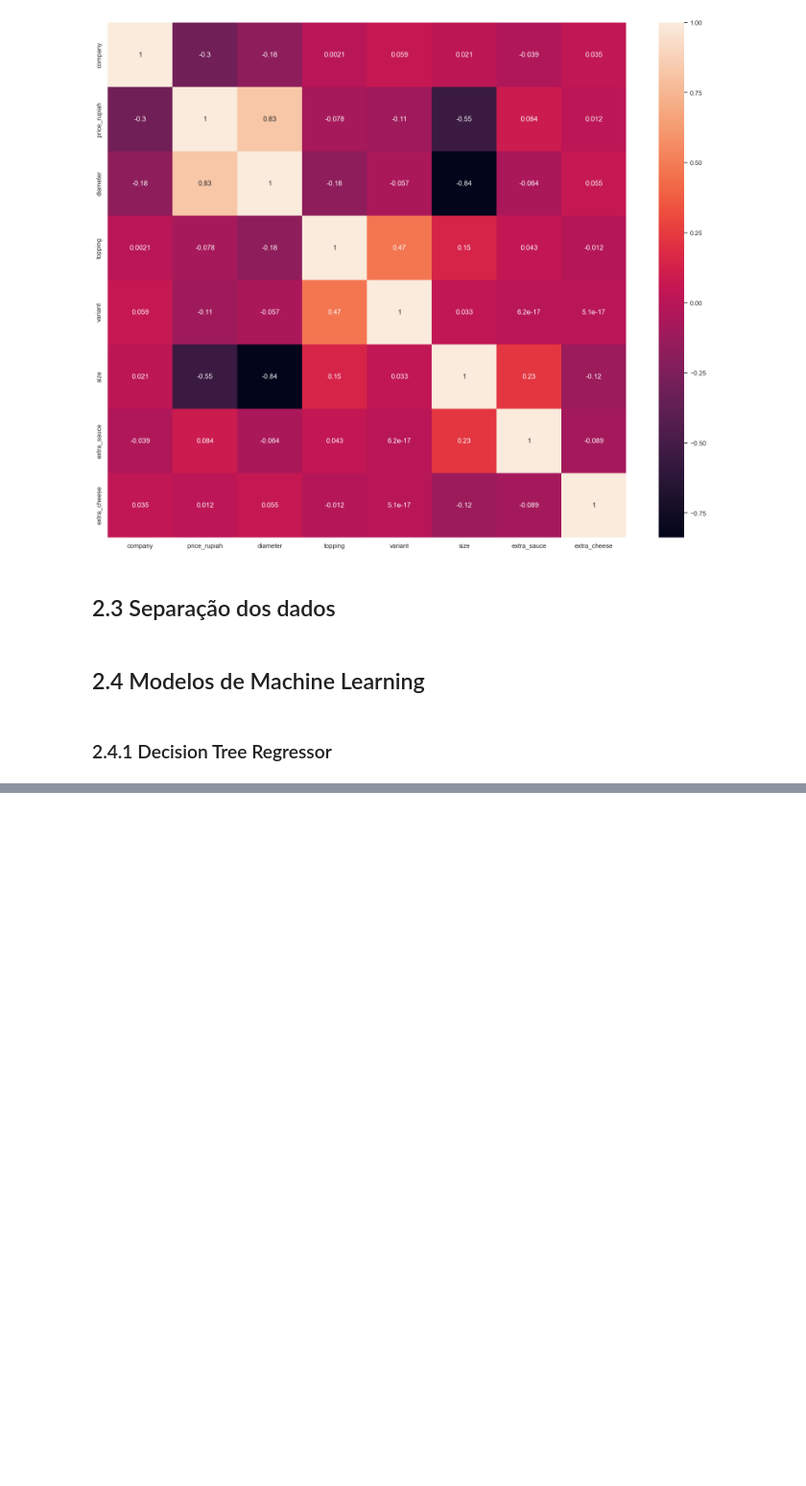
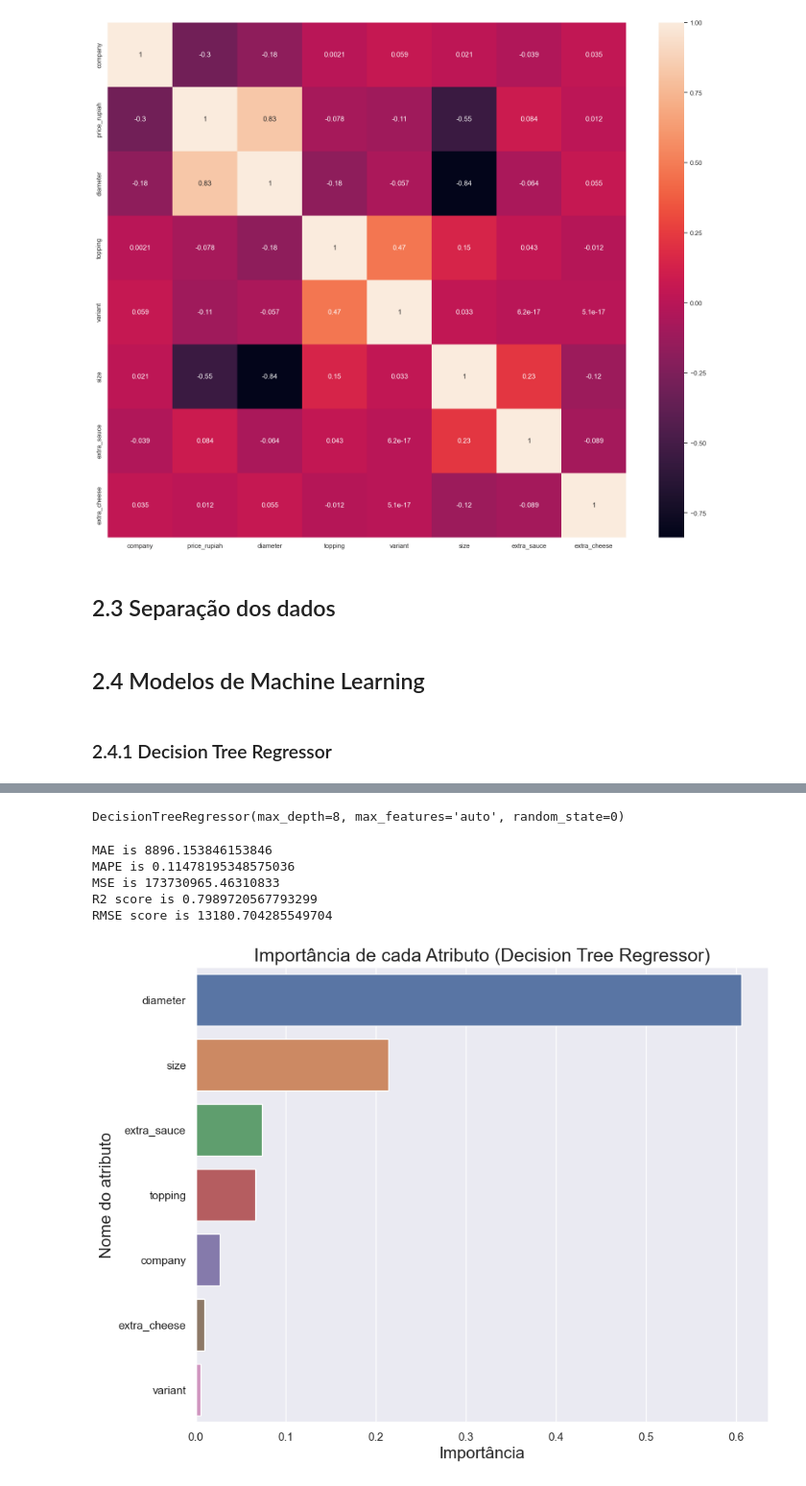
Before and after one commit to fcardosoo/Pizza-Price-Prediction-Playground-Data-, a Jupyter notebook: Predição do preço da pizza.ipynb, the cells around one changed output, grey strips where cells are left out. Shown: that part at 96% size. Cells and saved outputs as stored; diff of their text form; code cells hidden in the pictures; blank space fills up the shorter version.

```diff
--- a/Predição do preço da pizza.ipynb
+++ b/Predição do preço da pizza.ipynb
@@ -243,0 +249,44 @@ print(grid_search.best_params_)
+# %%
+from sklearn.tree import DecisionTreeRegressor
+dtree = DecisionTreeRegressor(random_state=0, max_depth=8, max_features='auto', min_samples_leaf=1, min_samples_split=2)
+dtree.fit(X_train, y_train)
+# %% [output]
+DecisionTreeRegressor(max_depth=8, max_features='auto', random_state=0)
+# %%
+from sklearn import metrics
+from sklearn.metrics import mean_absolute_percentage_error
+import math
+y_pred = dtree.predict(X_test)
+mae = metrics.mean_absolute_error(y_test, y_pred)
+mape = mean_absolute_percentage_error(y_test, y_pred)
+mse = metrics.mean_squared_error(y_test, y_pred)
+r2 = metrics.r2_score(y_test, y_pred)
+rmse = math.sqrt(mse)
+
+print('MAE is {}'.format(mae))
+print('MAPE is {}'.format(mape))
+print('MSE is {}'.format(mse))
+print('R2 score is {}'.format(r2))
+print('RMSE score is {}'.format(rmse))
+# %% [output]
+MAE is 8896.153846153846
+MAPE is 0.11478195348575036
+MSE is 173730965.46310833
+R2 score is 0.7989720567793299
+RMSE score is 13180.704285549704
+# %%
+imp_df = pd.DataFrame({
+    "Feature Name": X_train.columns,
+    "Importance": dtree.feature_importances_
+})
+fi = imp_df.sort_values(by="Importance", ascending=False)
+
+fi2 = fi.head(10)
+plt.figure(figsize=(10,8))
+sns.barplot(data=fi2, x='Importance', y='Feature Name')
+plt.title('Importância de cada Atributo (Decision Tree Regressor)', fontsize=18)
+plt.xlabel ('Importância', fontsize=16)
+plt.ylabel ('Nome do atributo', fontsize=16)
+plt.show()
+# %% [output]
+[figure, added]
```
Also changed, not shown: parts of 2 cells of this notebook.
